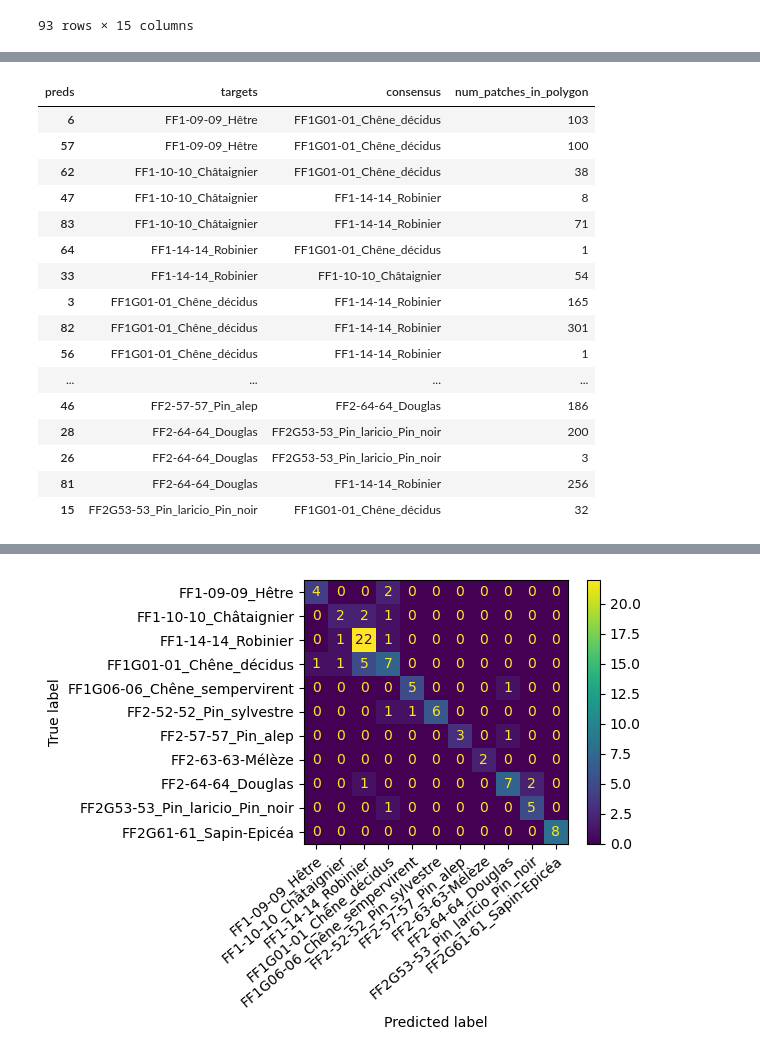
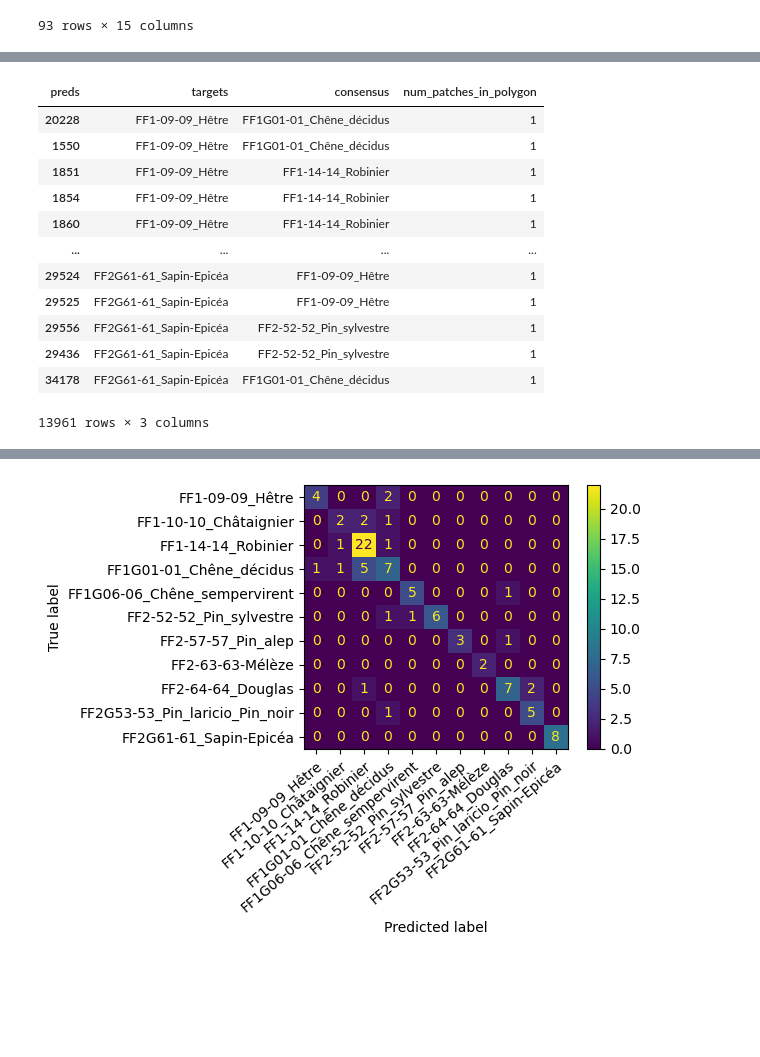
Before and after one commit to IGNF/myria3d, a Jupyter notebook: PureForestID-prediction-by-polygon.ipynb, the cells around one changed output, grey strips where cells are left out. Saved outputs shown, nothing was run; the diff lists cells and outputs as text; code cells hidden in the pictures; blank space fills up the shorter version.

```diff
--- a/PureForestID-prediction-by-polygon.ipynb
+++ b/PureForestID-prediction-by-polygon.ipynb
@@ -19,26 +65,3 @@ Index(['split', 'patch_num', 'bdforet_identifier', 'bdforet_cat_code',
 | 2 | val | 00035_00002 | FORESTIE0000000000100093 | FF1-14-14 | Forêt fermée de robinier pur | 14 | ... |
 | 3 | val | 00035_00003 | FORESTIE0000000000100093 | FF1-14-14 | Forêt fermée de robinier pur | 14 | ... |
 | 4 | val | 00035_00004 | FORESTIE0000000000100093 | FF1-14-14 | Forêt fermée de robinier pur | 14 | ... |
-# %%
-PREDICTIONS_FOLDER_VAL = Path("/mnt/store-lidarhd/projet-LHD/IA/MYRIA3D-SHARED-WORKSPACE/CGaydon/runs/2023-11-06/17-37-05")
-PREDICTIONS_FOLDER_TEST = Path("/mnt/store-lidarhd/projet-LHD/IA/MYRIA3D-SHARED-WORKSPACE/CGaydon/runs/2023-11-06/17-36-40")
-df_val = pd.read_csv(PREDICTIONS_FOLDER_VAL / "predictions.csv")
-df_test = pd.read_csv(PREDICTIONS_FOLDER_TEST / "predictions.csv")
-df = pd.concat([df_val, df_test])
-print(df.shape)
-
-mapping = {0: "FF1-09-09_Hêtre",
-  1: "FF1-10-10_Châtaignier",
-  2: "FF1-14-14_Robinier",
-  3: "FF1G01-01_Chêne_décidus",
-  4: "FF1G06-06_Chêne_sempervirent",
-  5: "FF2-51-51_Pin_maritime",
-  6: "FF2-52-52_Pin_sylvestre",
-  7: "FF2-57-57_Pin_alep",
-  8: "FF2-63-63-Mélèze",
-  9: "FF2-64-64_Douglas",
-  10: "FF2G53-53_Pin_laricio_Pin_noir",
-  11: "FF2G61-61_Sapin-Epicéa"}
-df["targets"] = df["targets"].apply(lambda t: mapping[t])
-df["preds"] = df["preds"].apply(lambda t: mapping[t])
-df.head()
@@ -53,9 +68,7 @@ df.head()
 # %%
-merge = gdf.merge(df, left_on="patch_num", right_on="patch_id", how="inner")
+merge = gdf.merge(df, left_on="patch_num", right_on="patch_num", how="inner")
 merge["accurate"] = merge["targets"] == merge["preds"]
-# merge["OK"] = (merge["preds"] == merge["targets"]).astype(int)
-# merge["NOK"] = (merge["preds"] != merge["targets"]).astype(int)
 print(len(merge))
-merge.to_file(PREDICTIONS_FOLDER_TEST / "PureForestID-patches-with-their-error.json")
+merge.to_file(UNION_PREDICTIONS_DIR / "PureForestID-patches-with-their-error.json")
 merge.head()
 # %% [output]
@@ -193,25 +203,21 @@ non_accurates
 # %%
 # Lien entre erreur et taille de polygone -> pas vraiment.
-non_accurates["num_patches_in_polygon"] = non_accurates[non_accurates.columns[2:13]].sum(axis=1)
+non_accurates["num_patches_in_polygon"] = non_accurates[[c for c in non_accurates.columns if c.startswith("FF")]].sum(axis=1)
 non_accurates[["targets","consensus","num_patches_in_polygon"]]
 # %% [output]
 | preds | targets | consensus | num_patches_in_polygon |
-| 6 | FF1-09-09_Hêtre | FF1G01-01_Chêne_décidus | 103 |
-| 57 | FF1-09-09_Hêtre | FF1G01-01_Chêne_décidus | 100 |
-| 62 | FF1-10-10_Châtaignier | FF1G01-01_Chêne_décidus | 38 |
-| 47 | FF1-10-10_Châtaignier | FF1-14-14_Robinier | 8 |
-| 83 | FF1-10-10_Châtaignier | FF1-14-14_Robinier | 71 |
-| 64 | FF1-14-14_Robinier | FF1G01-01_Chêne_décidus | 1 |
-| 33 | FF1-14-14_Robinier | FF1-10-10_Châtaignier | 54 |
-| 3 | FF1G01-01_Chêne_décidus | FF1-14-14_Robinier | 165 |
-| 82 | FF1G01-01_Chêne_décidus | FF1-14-14_Robinier | 301 |
-| 56 | FF1G01-01_Chêne_décidus | FF1-14-14_Robinier | 1 |
+| 20228 | FF1-09-09_Hêtre | FF1G01-01_Chêne_décidus | 1 |
+| 1550 | FF1-09-09_Hêtre | FF1G01-01_Chêne_décidus | 1 |
+| 1851 | FF1-09-09_Hêtre | FF1-14-14_Robinier | 1 |
+| 1854 | FF1-09-09_Hêtre | FF1-14-14_Robinier | 1 |
+| 1860 | FF1-09-09_Hêtre | FF1-14-14_Robinier | 1 |
 | ... | ... | ... | ... |
-| 46 | FF2-57-57_Pin_alep | FF2-64-64_Douglas | 186 |
-| 28 | FF2-64-64_Douglas | FF2G53-53_Pin_laricio_Pin_noir | 200 |
-| 26 | FF2-64-64_Douglas | FF2G53-53_Pin_laricio_Pin_noir | 3 |
-| 81 | FF2-64-64_Douglas | FF1-14-14_Robinier | 256 |
-| 15 | FF2G53-53_Pin_laricio_Pin_noir | FF1G01-01_Chêne_décidus | 32 |
+| 29524 | FF2G61-61_Sapin-Epicéa | FF1-09-09_Hêtre | 1 |
+| 29525 | FF2G61-61_Sapin-Epicéa | FF1-09-09_Hêtre | 1 |
+| 29556 | FF2G61-61_Sapin-Epicéa | FF2-52-52_Pin_sylvestre | 1 |
+| 29436 | FF2G61-61_Sapin-Epicéa | FF2-52-52_Pin_sylvestre | 1 |
+| 34178 | FF2G61-61_Sapin-Epicéa | FF1G01-01_Chêne_décidus | 1 |
+13961 rows × 3 columns
 # %%
 # Confusion matrix at polygon level
 counts = pivot.groupby(["targets","consensus"]).size().reset_index().rename(columns={0:"count"})
```
Also changed, not shown: parts of 35 cells of this notebook.
